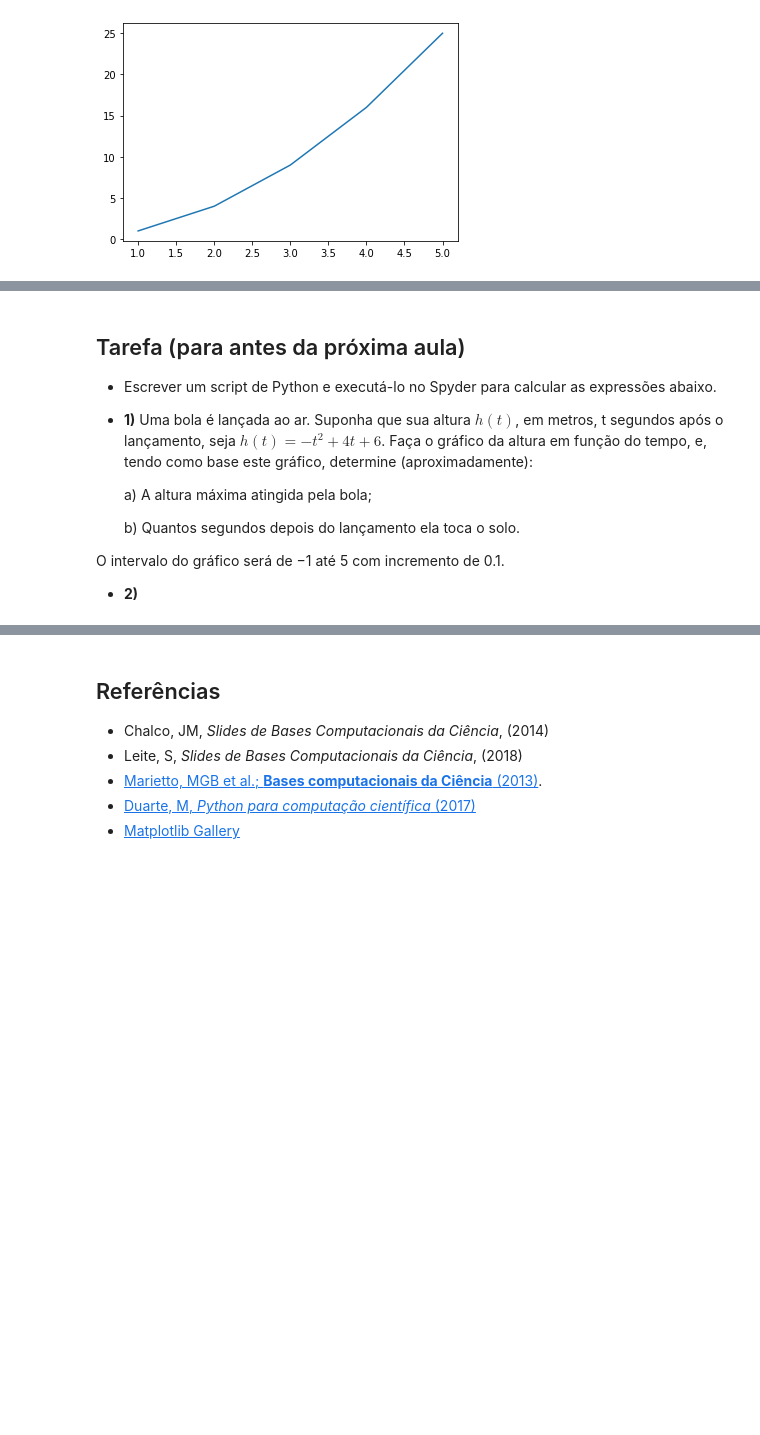
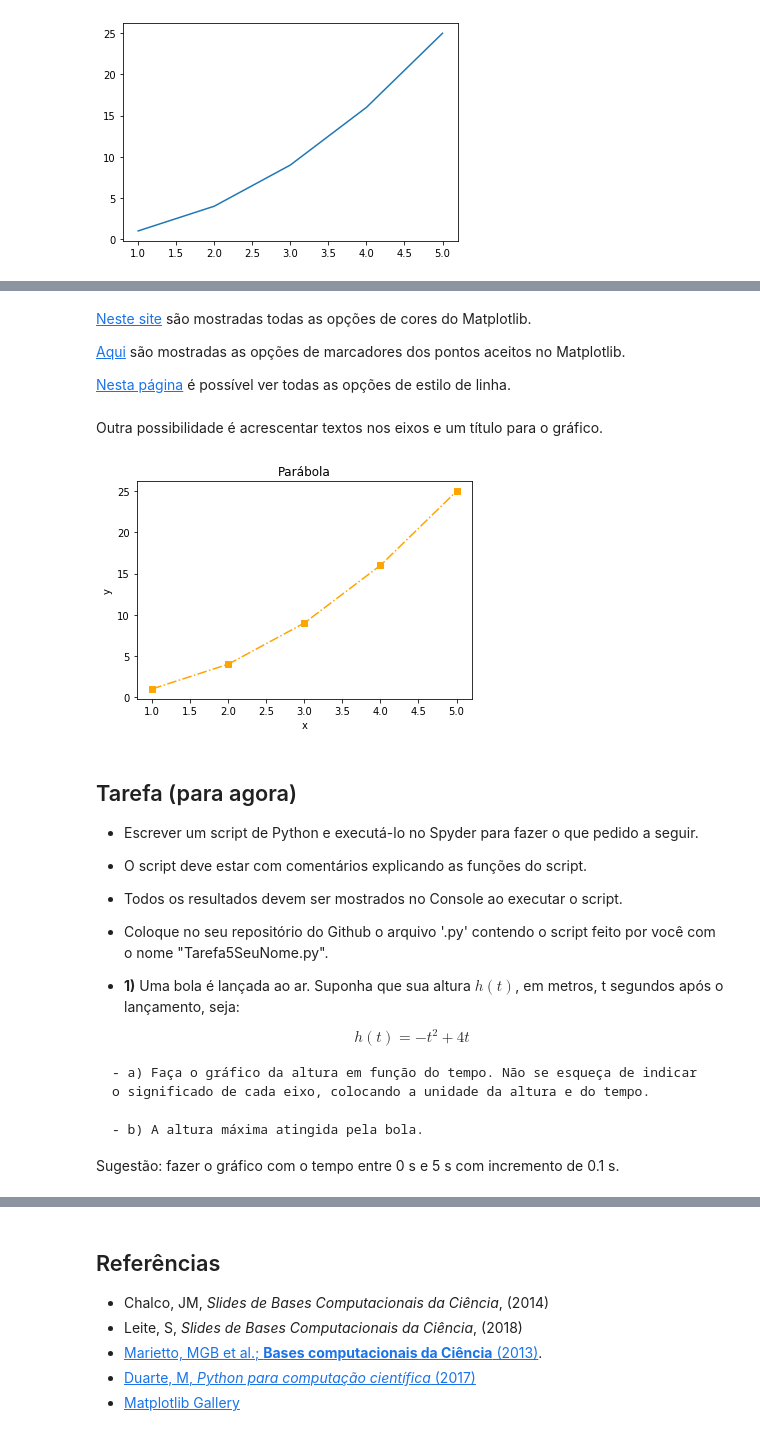
Before and after one commit to rnwatanabe/BasesComputacionais, a Jupyter notebook: aula3/RepresentaçãoGraficaDeFunções.ipynb, the cells around one changed output, grey strips where cells are left out. Saved outputs shown, nothing was run; the diff lists cells and outputs as text; code cells hidden in the pictures; blank space fills up the shorter version.

```diff
--- a/aula3/RepresentaçãoGraficaDeFunções.ipynb
+++ b/aula3/RepresentaçãoGraficaDeFunções.ipynb
@@ -145,16 +261,38 @@ plt.show()
+# %% [markdown]
+[Neste site](https://matplotlib.org/2.0.0/examples/color/named_colors.html) são mostradas  todas as opções de cores do Matplotlib.
+
+[Aqui](https://matplotlib.org/2.0.0/examples/lines_bars_and_markers/marker_reference.html) são mostradas as opções de marcadores dos pontos aceitos no Matplotlib.
+
+[Nesta página](https://matplotlib.org/2.0.0/examples/lines_bars_and_markers/line_styles_reference.html) é possível ver todas as opções de estilo de linha.
+# %% [markdown]
+Outra possibilidade é acrescentar textos nos eixos e um título para o gráfico.
+# %%
+plt.figure()
+plt.plot(x, y, marker='s', color='orange', linestyle='-.')
+plt.xlabel('x')
+plt.ylabel('y')
+plt.title('Parábola')
+plt.show()
+# %% [output]
+[figure, added]
 # %% [markdown]
-## Tarefa (para antes da próxima aula)
+## Tarefa (para agora)
 
-- Escrever um script de Python e executá-lo no Spyder para calcular as expressões abaixo.
+- Escrever um script de Python e executá-lo no Spyder para fazer o que pedido a seguir.
+
+- O script deve estar com comentários explicando as funções do script.
+
+- Todos os resultados devem ser mostrados no Console ao executar o script.
+
+- Coloque no seu repositório do Github o arquivo '.py' contendo o script feito por você com o nome "Tarefa5SeuNome.py".
+
+- **1)** Uma bola é lançada ao ar. Suponha que sua altura $h(t)$, em metros, t segundos após o lançamento, seja:
+
+$$h(t) = −t^2 + 4t$$
+
+    - a) Faça o gráfico da altura em função do tempo. Não se esqueça de indicar o significado de cada eixo, colocando a unidade da altura e do tempo.
+
+    - b) A altura máxima atingida pela bola.
 
 
-- **1)** Uma bola é lançada ao ar. Suponha que sua altura $h(t)$, em metros, t segundos após o lançamento, seja $h(t) = −t^2 + 4t + 6$. Faça o gráfico da altura em função do tempo, e, tendo como base este gráfico,
-determine (aproximadamente):
-
-    a) A altura máxima atingida pela bola;
-
-    b) Quantos segundos depois do lançamento ela toca o solo.
-
-O intervalo do gráfico será de −1 até 5 com incremento de 0.1.
-
-- **2)**
+Sugestão: fazer o gráfico com o tempo entre 0 s e 5 s com incremento de 0.1 s.
```
Also changed, not shown: parts of 34 cells of this notebook, 2 other files.
